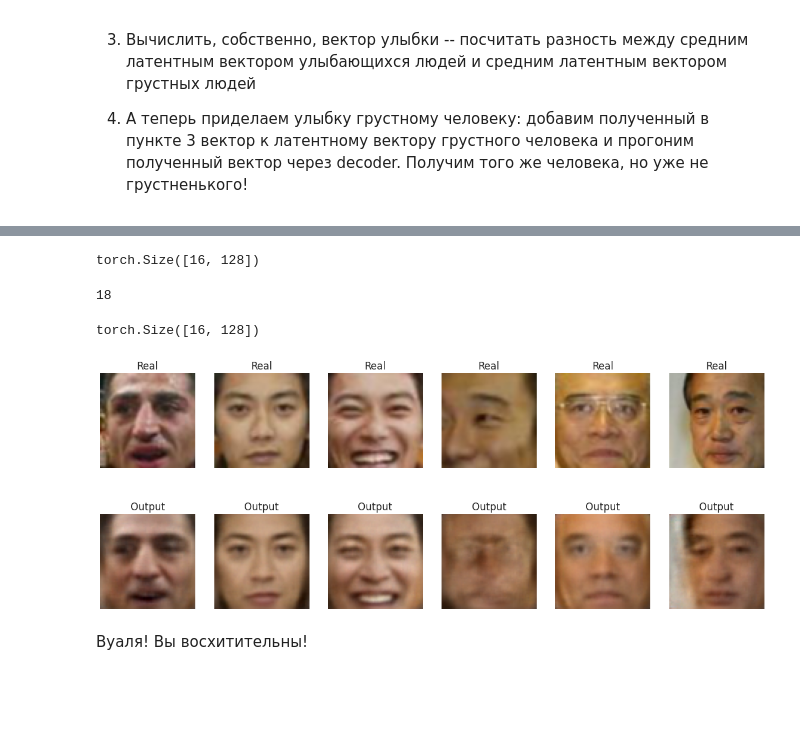
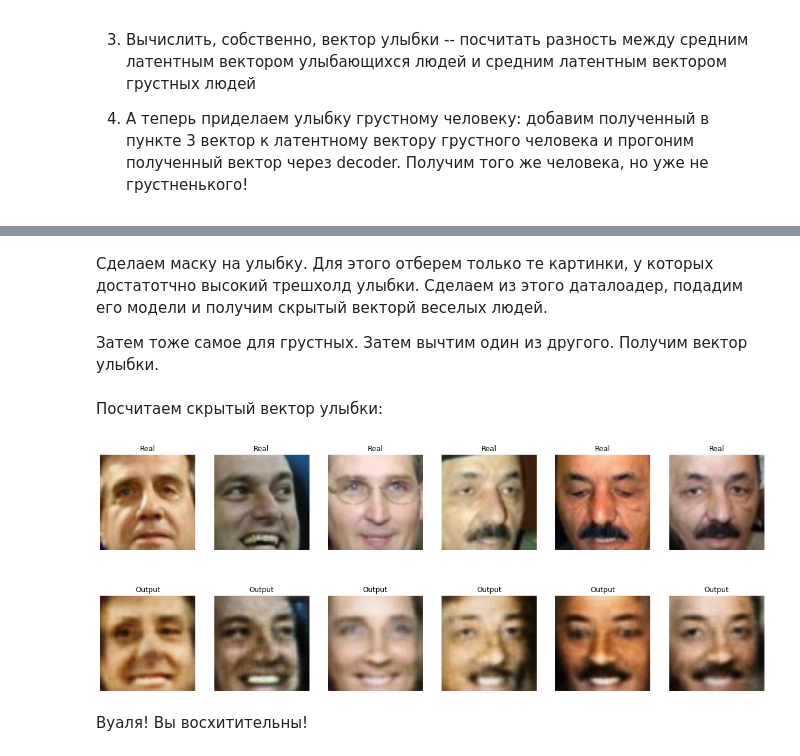
Before and after one commit to prosvirinKir/Deep-Learning-Sckool-term1, a Jupyter notebook: HW_7_autoencoders.ipynb, the cells around one changed output, grey strips where cells are left out. Cells and saved outputs as stored; diff of their text form; code cells hidden in the pictures; blank space fills up the shorter version.

```diff
--- a/HW_7_autoencoders.ipynb
+++ b/HW_7_autoencoders.ipynb
@@ -302,7 +302,8 @@ class Autoencoder(nn.Module):
             nn.ConvTranspose2d(16,6,kernel_size=5),
             nn.ReLU(True),
             nn.ConvTranspose2d(6,3,kernel_size=5),
-            nn.ReLU(True)
+            # nn.ReLU(True),
+            nn.Sigmoid()
         )
 
     def forward(self,x):
@@ -425,32 +424,28 @@ train_attrs.head()
 # %%
 model = autoencoder
+# %% [markdown]
+Сделаем маску на улыбку. Для этого отберем только те картинки, у которых достатотчно высокий трешхолд улыбки.
+Сделаем из этого даталоадер, подадим его модели и получим скрытый векторй веселых людей.
+
+Затем тоже самое для грустных. Затем вычтим один из другого. Получим вектор улыбки.
 # %%
-funny_mask = train_attrs['Mouth Wide Open'] > 1.5
-funny_people_dl = torch.utils.data.DataLoader(train_photos[funny_mask].transpose(0, 3, 1, 2), batch_size=16)
+funny_mask = train_attrs['Smiling'] > 2
+funny_people_dl = torch.utils.data.DataLoader(train_photos[funny_mask].transpose(0, 3, 1, 2), batch_size=32)
 # %%
 for batch in funny_people_dl:
     funny_latent_vector = model.get_latent_vector(batch.to(device))
     break
-# %%
-funny_latent_vector.shape
-# %% [output]
-torch.Size([16, 128])
 # %%
-sad_mask = train_attrs['Mouth Wide Open'] < -2.27
-sad_people_dl = torch.utils.data.DataLoader(train_photos[sad_mask].transpose(0, 3, 1, 2), batch_size=16)
-sad_mask.sum()
+sad_mask = train_attrs['Smiling'] < -2
+sad_people_dl = torch.utils.data.DataLoader(train_photos[sad_mask].transpose(0, 3, 1, 2), batch_size=32)
-# %% [output]
-18
 # %%
 for batch in sad_people_dl:
     sad_latent_vector = model.get_latent_vector(batch.to(device))
     break
-# %%
-sad_latent_vector.shape
-# %% [output]
-torch.Size([16, 128])
+# %% [markdown]
+Посчитаем скрытый вектор улыбки:
 # %%
-smile_latent_vector = funny_latent_vector.mean() - sad_latent_vector.mean()
+smile_latent_vector = funny_latent_vector.mean(dim=0) - sad_latent_vector.mean(dim=0)
 # %%
 for batch in val_loader:
     latent_vector = model.get_latent_vector(batch.to(device))
@@ -463,5 +457,5 @@ for batch in val_loader:
     break
 # %%
-show_image(ground_truth, result, 26)
+show_image(ground_truth, result, 6)
 # %% [output]
-[figure, old version]
+[figure, new version]
```
Also changed, not shown: parts of 18 cells of this notebook.
